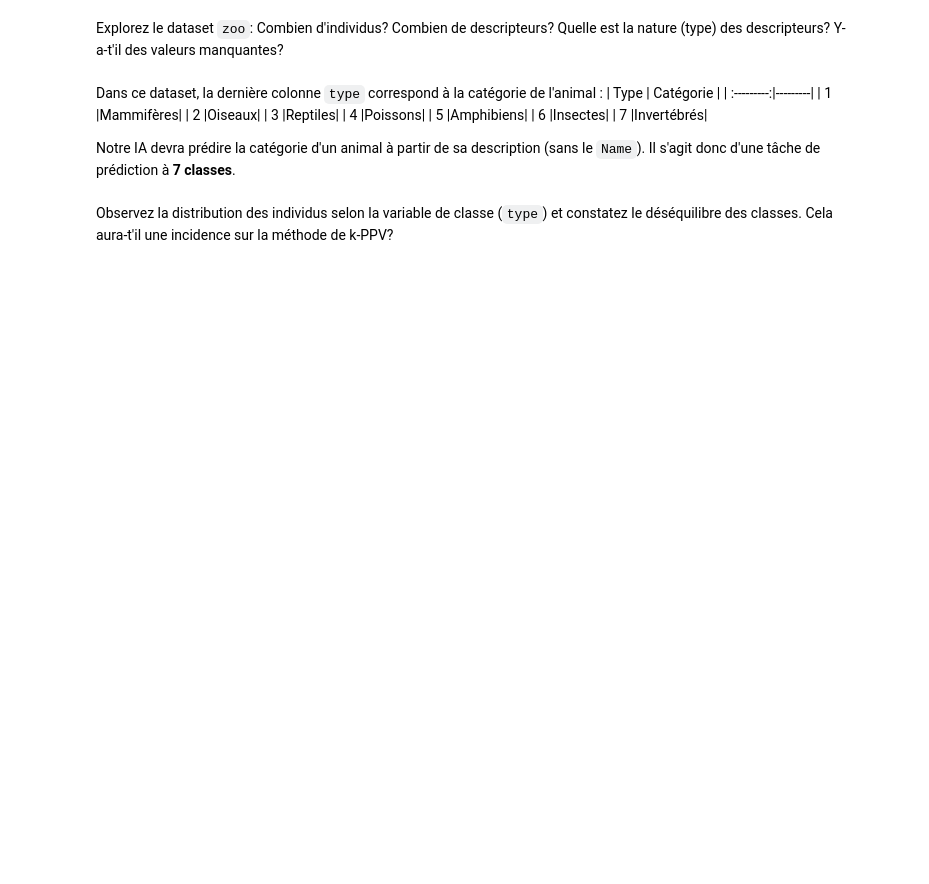
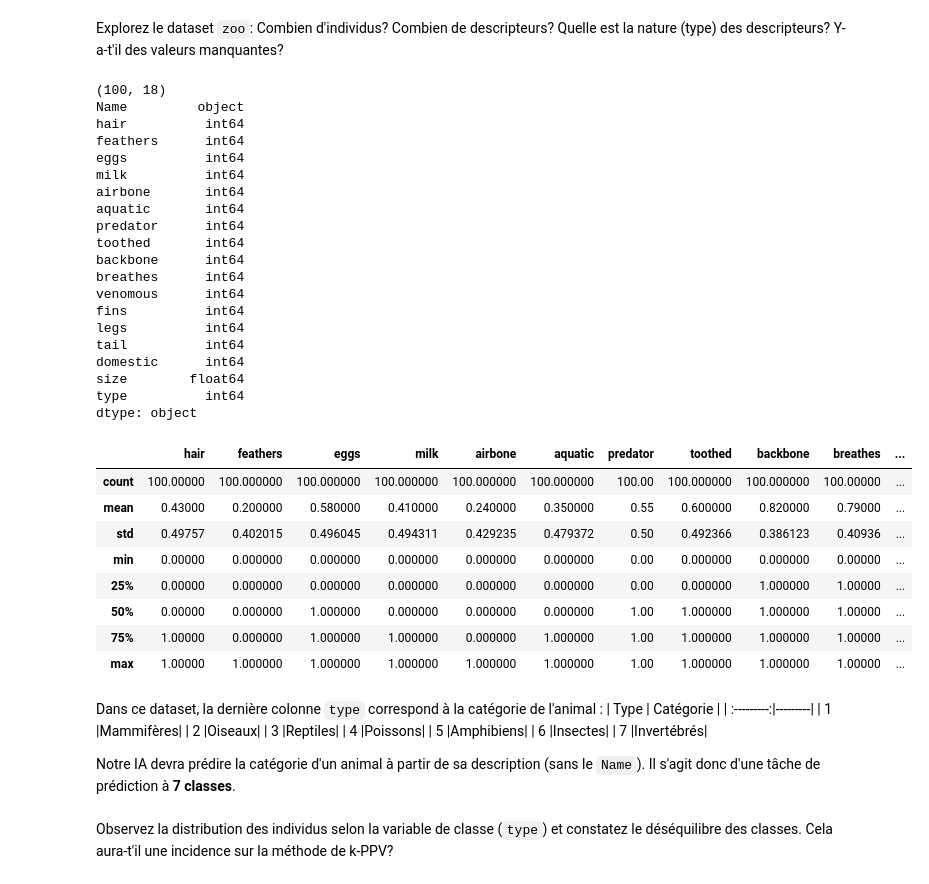
Before and after one commit to Juliette0070/optimisation, a Jupyter notebook: TP4 - Classer avec la méthode des k-Plus Proches Voisins-20240214/TP4_kNN.ipynb, the cells around one changed output. Drawn from its saved outputs; the diff is of its cells as text; code cells hidden in the pictures; blank space fills up the shorter version.

```diff
--- a/TP4 - Classer avec la méthode des k-Plus Proches Voisins-20240214/TP4_kNN.ipynb
+++ b/TP4 - Classer avec la méthode des k-Plus Proches Voisins-20240214/TP4_kNN.ipynb
@@ -6,3 +6,8 @@ Dans ce TP nous allons implémenter notre première Intelligence Artificielle à
 ## A. Charger, explorer puis préparer le tableau de données
 # %% [markdown]
 Commencez par importer dans un Dataframe `zoo` les données du fichier `zoo.csv`.
+# %%
+import pandas as pd
+import numpy as np
+zoo = pd.read_csv('donnees/zoo.csv')
+print(zoo)
@@ -9,5 +32,39 @@ Commencez par importer dans un Dataframe `zoo` les données du fichier `zoo.csv`
 # %% [markdown]
 Explorez le dataset `zoo`: Combien d'individus? Combien de descripteurs? Quelle est la nature (type) des descripteurs? Y-a-t'il des valeurs manquantes?
+# %%
+print(zoo.shape)
+print(zoo.dtypes)
+zoo.describe()
+# %% [output]
+(100, 18)
+Name         object
+hair          int64
+feathers      int64
+eggs          int64
+milk          int64
+airbone       int64
+aquatic       int64
+predator      int64
+toothed       int64
+backbone      int64
+breathes      int64
+venomous      int64
+fins          int64
+legs          int64
+tail          int64
+domestic      int64
+size        float64
+type          int64
+dtype: object
+|  | hair | feathers | eggs | milk | airbone | aquatic | predator | toothed | backbone | breathes | ... |
+| count | 100.00000 | 100.000000 | 100.000000 | 100.000000 | 100.000000 | 100.000000 | 100.00 | 100.000000 | 100.000000 | 100.00000 | ... |
+| mean | 0.43000 | 0.200000 | 0.580000 | 0.410000 | 0.240000 | 0.350000 | 0.55 | 0.600000 | 0.820000 | 0.79000 | ... |
+| std | 0.49757 | 0.402015 | 0.496045 | 0.494311 | 0.429235 | 0.479372 | 0.50 | 0.492366 | 0.386123 | 0.40936 | ... |
+| min | 0.00000 | 0.000000 | 0.000000 | 0.000000 | 0.000000 | 0.000000 | 0.00 | 0.000000 | 0.000000 | 0.00000 | ... |
+| 25% | 0.00000 | 0.000000 | 0.000000 | 0.000000 | 0.000000 | 0.000000 | 0.00 | 0.000000 | 1.000000 | 1.00000 | ... |
+| 50% | 0.00000 | 0.000000 | 1.000000 | 0.000000 | 0.000000 | 0.000000 | 1.00 | 1.000000 | 1.000000 | 1.00000 | ... |
+| 75% | 1.00000 | 0.000000 | 1.000000 | 1.000000 | 0.000000 | 1.000000 | 1.00 | 1.000000 | 1.000000 | 1.00000 | ... |
+| max | 1.00000 | 1.000000 | 1.000000 | 1.000000 | 1.000000 | 1.000000 | 1.00 | 1.000000 | 1.000000 | 1.00000 | ... |
 # %% [markdown]
 Dans ce dataset, la dernière colonne `type` correspond à la catégorie de l'animal :
 |  Type  |    Catégorie    |
```
Also changed, not shown: parts of 9 cells of this notebook.
